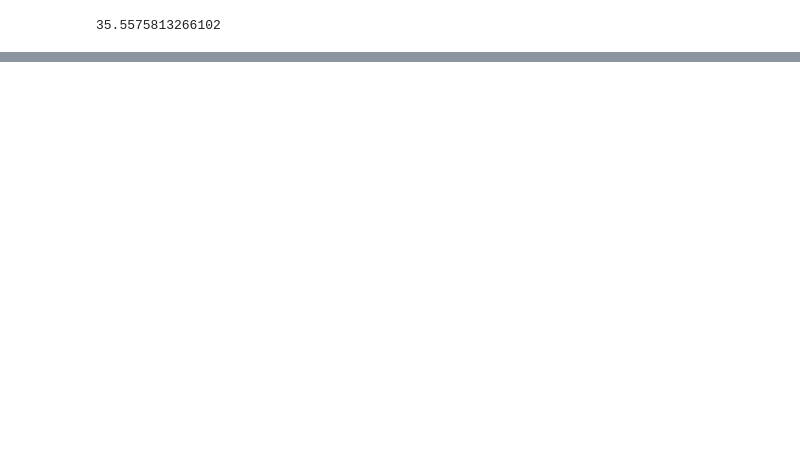
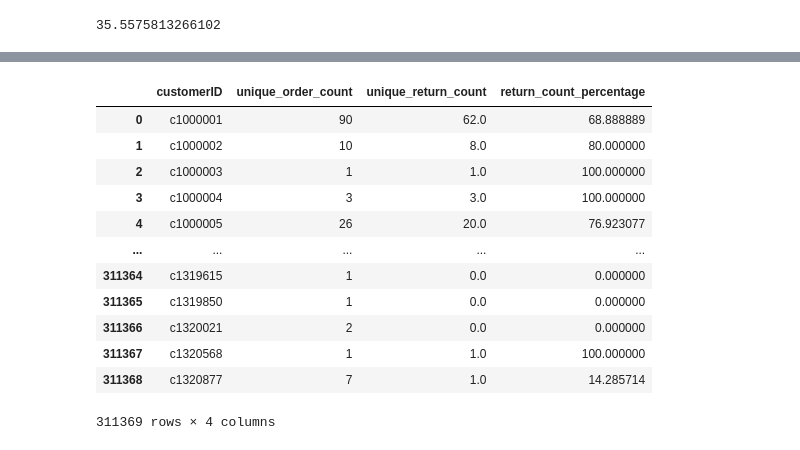
Before and after one commit to Santanu-Sen/CapstoneProject_Repository, a Jupyter notebook: ReturnPropensityModel_practiceSet.ipynb, the cells around one changed output, grey strips where cells are left out. Saved outputs shown, nothing was run; the diff lists cells and outputs as text; code cells hidden in the pictures; blank space fills up the shorter version.

```diff
--- a/ReturnPropensityModel_practiceSet.ipynb
+++ b/ReturnPropensityModel_practiceSet.ipynb
@@ -360,0 +323,4 @@ df_groupby_orderID.first()
+# %%
+#to check total return quantity for each order ID
+df_groupby_orderID = order_df.groupby(['customerID', 'orderID'])['returnQuantity'].sum().reset_index(name='total_return_quantity')
+df_groupby_orderID
@@ -360,0 +346,4 @@ df_groupby_orderID.first()
+# %%
+#filtered orderIDs where cutomer has returned entire or some of the ordered quantity
+return_count = df_groupby_orderID[df_groupby_orderID['total_return_quantity']>0]
+return_count
@@ -360,0 +364,4 @@ df_groupby_orderID.first()
+# %%
+#to check how many times each customer has opted return
+df_returnCount_eachCustomer = return_count.groupby('customerID')['orderID'].nunique().reset_index(name= 'unique_return_count')
+df_returnCount_eachCustomer
@@ -360,0 +382,4 @@ df_groupby_orderID.first()
+# %%
+#merged each customer wise order count and return count
+df_eachCustomer_orderCount_returnCount = pd.merge(order_count_df, df_returnCount_eachCustomer, on= 'customerID', how= 'outer').fillna(0)
+df_eachCustomer_orderCount_returnCount
@@ -360,0 +400,18 @@ df_groupby_orderID.first()
+# %%
+#to check each customer wise return count percentage
+df_eachCustomer_orderCount_returnCount['return_count_percentage'] = df_eachCustomer_orderCount_returnCount['unique_return_count']/df_eachCustomer_orderCount_returnCount['unique_order_count']*100
+df_eachCustomer_orderCount_returnCount
+# %% [output]
+|  | customerID | unique_order_count | unique_return_count | return_count_percentage |
+| 0 | c1000001 | 90 | 62.0 | 68.888889 |
+| 1 | c1000002 | 10 | 8.0 | 80.000000 |
+| 2 | c1000003 | 1 | 1.0 | 100.000000 |
+| 3 | c1000004 | 3 | 3.0 | 100.000000 |
+| 4 | c1000005 | 26 | 20.0 | 76.923077 |
+| ... | ... | ... | ... | ... |
+| 311364 | c1319615 | 1 | 0.0 | 0.000000 |
+| 311365 | c1319850 | 1 | 0.0 | 0.000000 |
+| 311366 | c1320021 | 2 | 0.0 | 0.000000 |
+| 311367 | c1320568 | 1 | 1.0 | 100.000000 |
+| 311368 | c1320877 | 7 | 1.0 | 14.285714 |
+311369 rows × 4 columns
```
Also changed, not shown: parts of 21 cells of this notebook.
